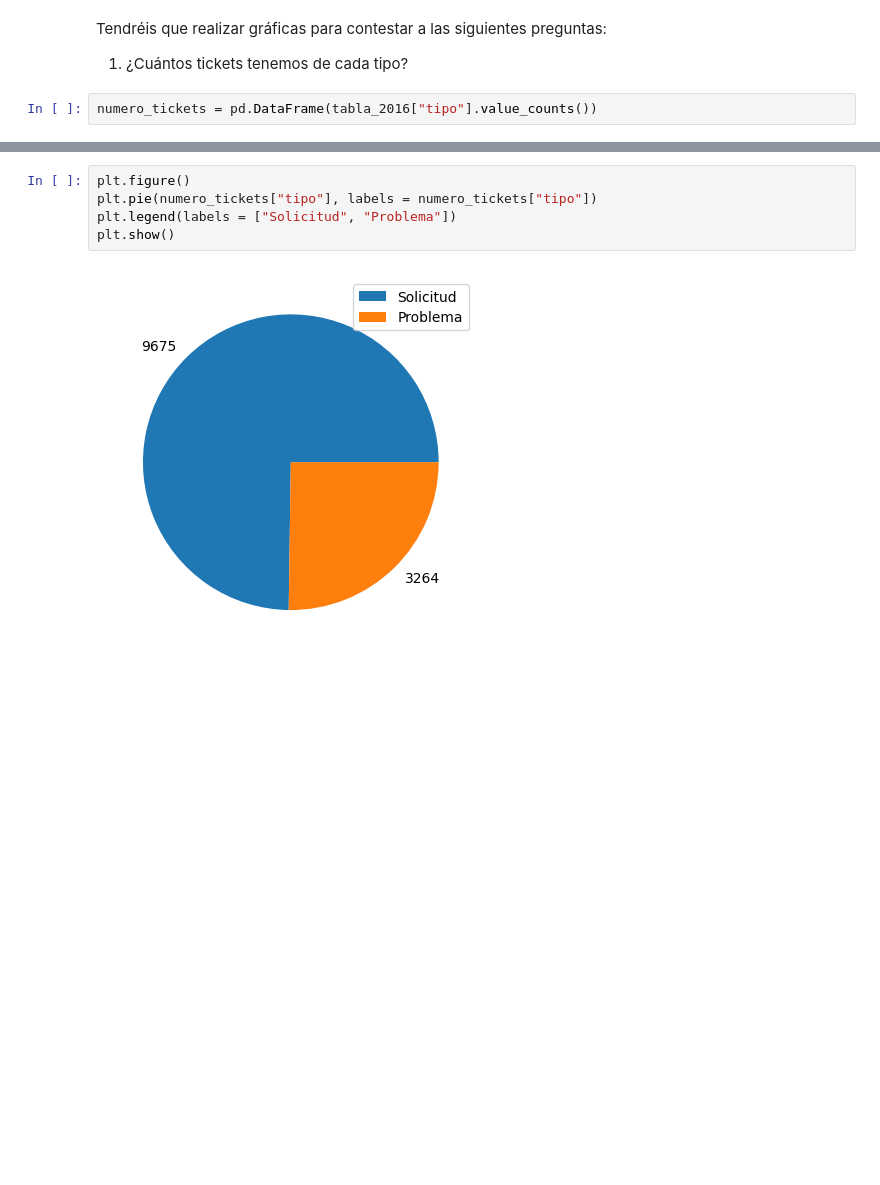
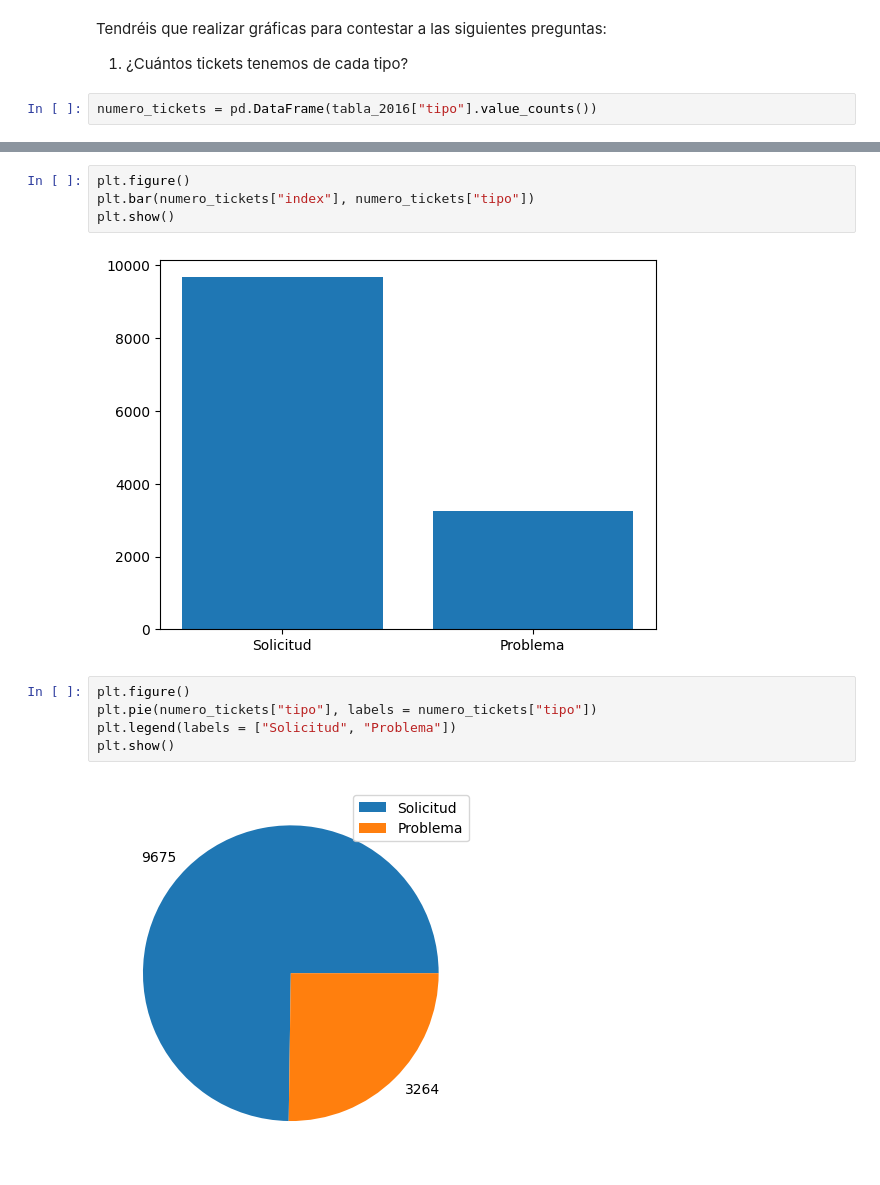
Before and after one commit to Adalab/promo-d-da-modulo2-sprint1-cristina-lidya, a Jupyter notebook: visualizacion/visualizacion-matplotlib-leccion1.ipynb, the cells around one changed output, grey strips where cells are left out. Saved outputs shown, nothing was run; the diff lists cells and outputs as text; blank space fills up the shorter version.

```diff
--- a/visualizacion/visualizacion-matplotlib-leccion1.ipynb
+++ b/visualizacion/visualizacion-matplotlib-leccion1.ipynb
@@ -38,3 +40,9 @@ numero_tickets
+# %%
+plt.figure()
+plt.bar(numero_tickets["index"], numero_tickets["tipo"])
+plt.show()
+# %% [output]
+[figure, added]
 # %%
 plt.figure()
 plt.pie(numero_tickets["tipo"], labels = numero_tickets["tipo"])
```
Also changed, not shown: parts of 3 cells of this notebook.
